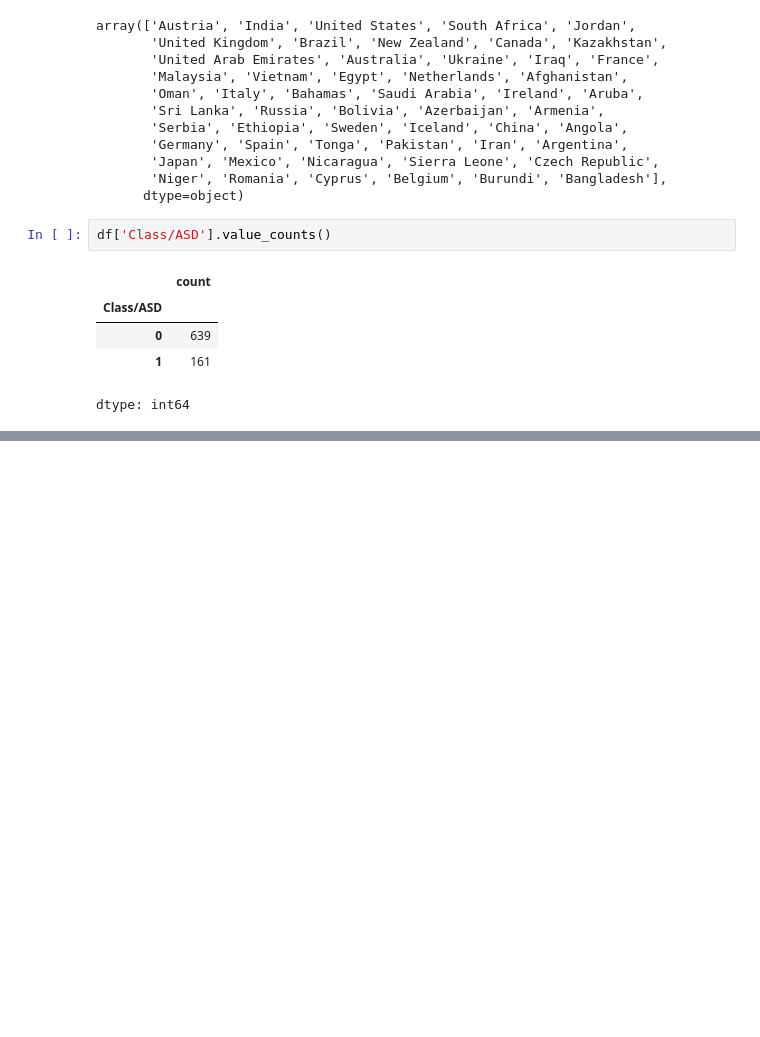
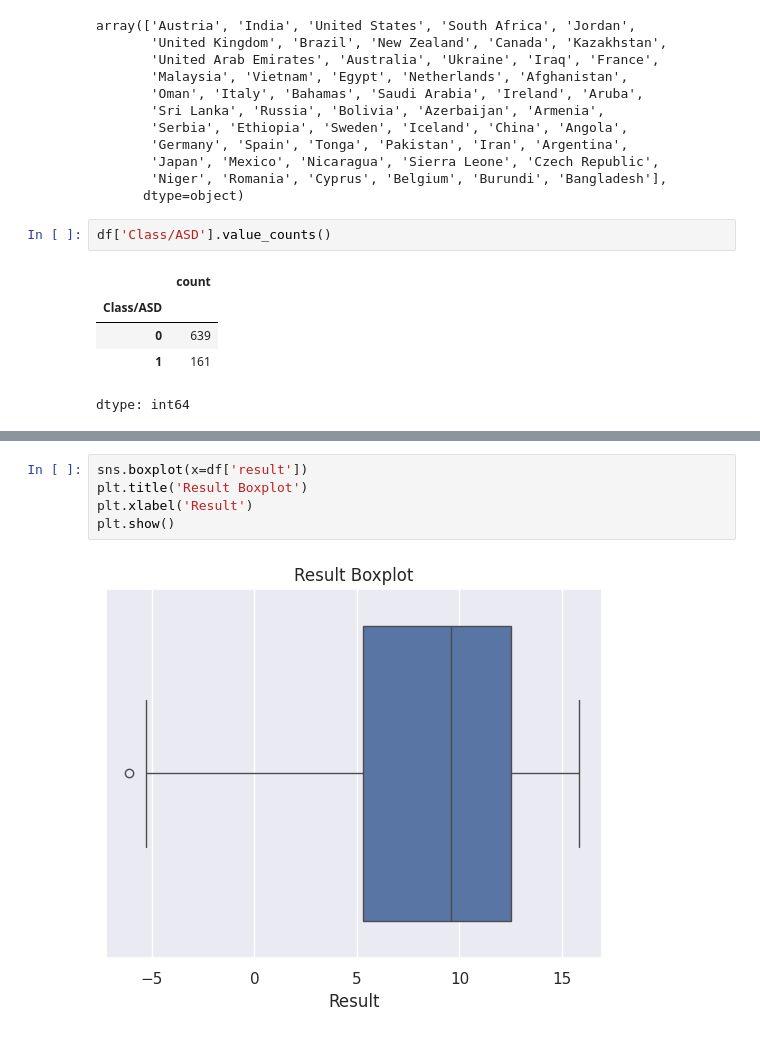
Before and after one commit to shashankyadavv/Autism-Prediction, a Jupyter notebook: Autism_Prediction_using_ML.ipynb, the cells around one changed output, grey strips where cells are left out. Saved outputs shown, nothing was run; the diff lists cells and outputs as text; blank space fills up the shorter version.

```diff
--- a/Autism_Prediction_using_ML.ipynb
+++ b/Autism_Prediction_using_ML.ipynb
@@ -164,0 +220,7 @@ dtype: int64
+# %%
+sns.boxplot(x=df['result'])
+plt.title('Result Boxplot')
+plt.xlabel('Result')
+plt.show()
+# %% [output]
+[figure, added]
```
Also changed, not shown: parts of 18 cells of this notebook.
